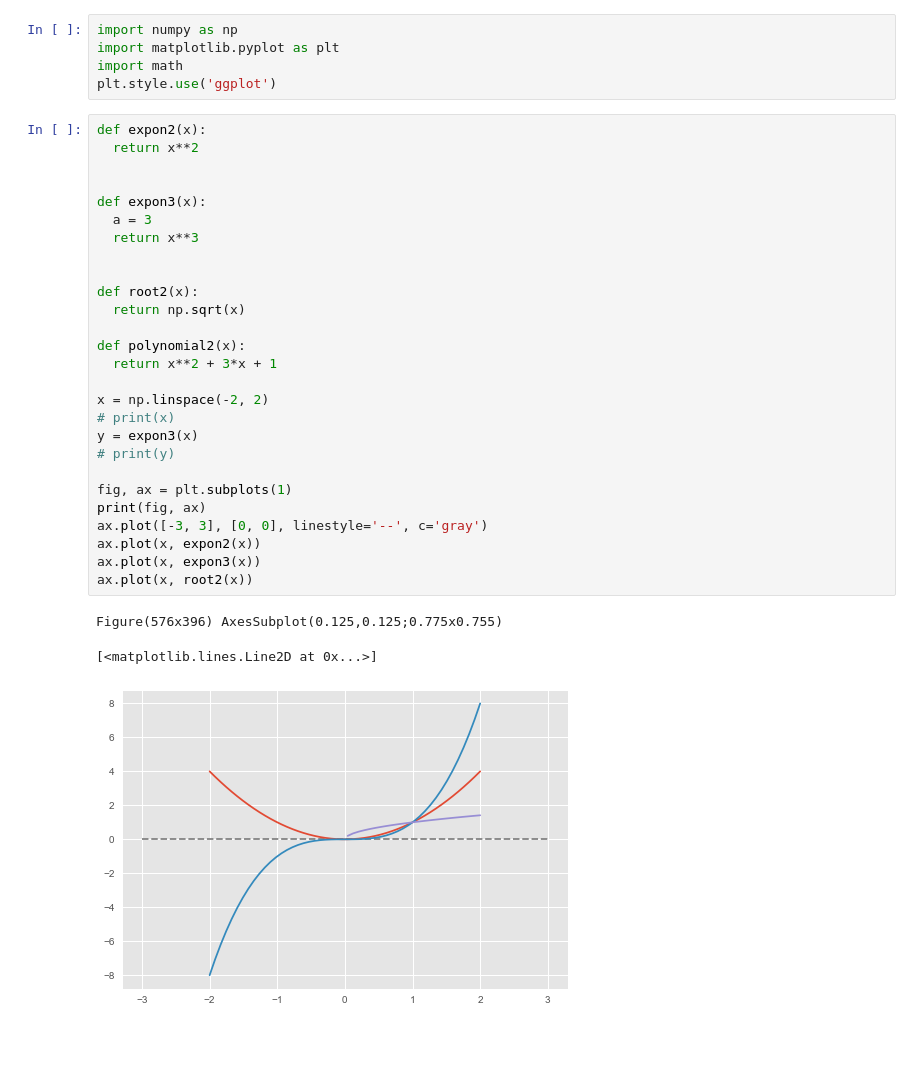
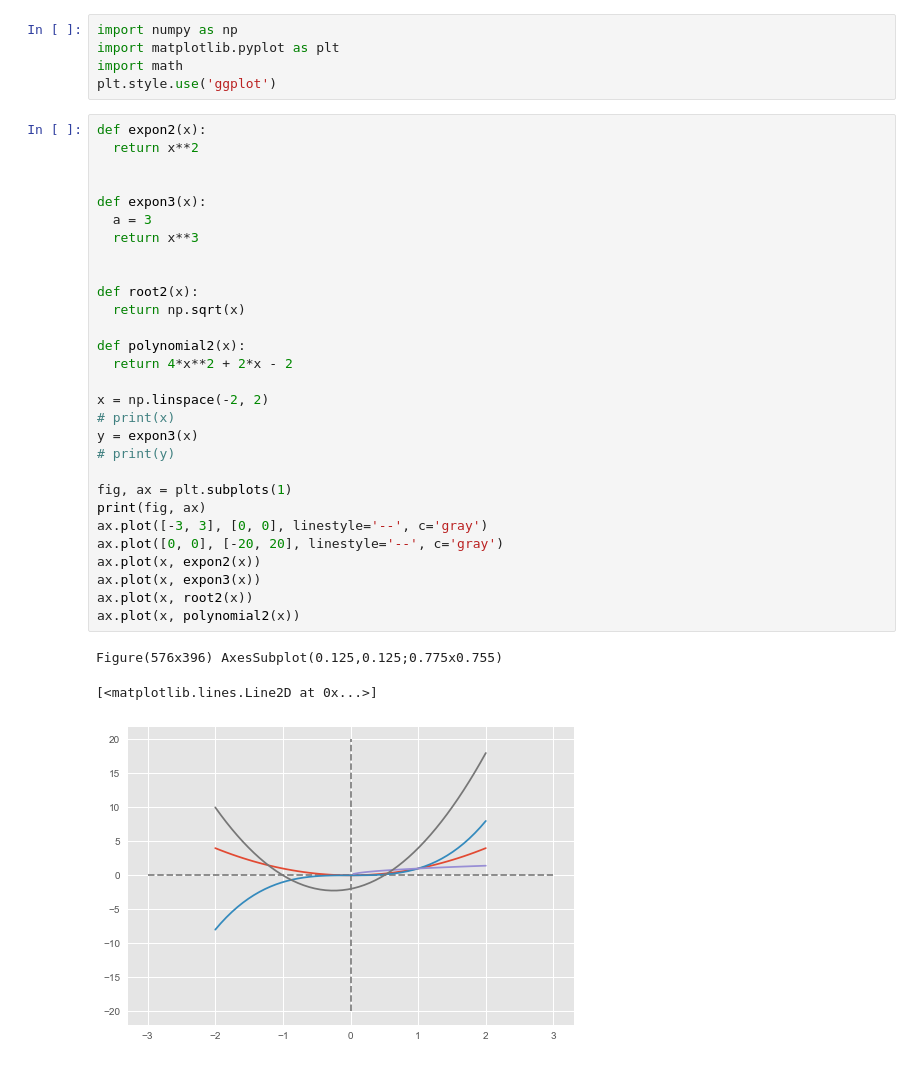
Before and after one commit to ColumbusK/Math, a Jupyter notebook: Algebra代数/basci.ipynb, the cells around one changed output. Cells and saved outputs as stored; diff of their text form.

```diff
--- a/Algebra代数/basci.ipynb
+++ b/Algebra代数/basci.ipynb
@@ -6,31 +6,33 @@ plt.style.use('ggplot')
 # %%
 def expon2(x):
   return x**2
 
 
 def expon3(x):
   a = 3
   return x**3
 
 
 def root2(x):
   return np.sqrt(x)
 
 def polynomial2(x):
-  return x**2 + 3*x + 1
+  return 4*x**2 + 2*x - 2
 
 x = np.linspace(-2, 2)
 # print(x)
 y = expon3(x)
 # print(y)
 
 fig, ax = plt.subplots(1)
 print(fig, ax)
 ax.plot([-3, 3], [0, 0], linestyle='--', c='gray')
+ax.plot([0, 0], [-20, 20], linestyle='--', c='gray')
 ax.plot(x, expon2(x))
 ax.plot(x, expon3(x))
 ax.plot(x, root2(x))
+ax.plot(x, polynomial2(x))
 # %% [output]
 Figure(576x396) AxesSubplot(0.125,0.125;0.775x0.755)
 [<matplotlib.lines.Line2D at 0x...>]
-[figure, old version]
+[figure, new version]
```
Also changed, not shown: 5 other files.
